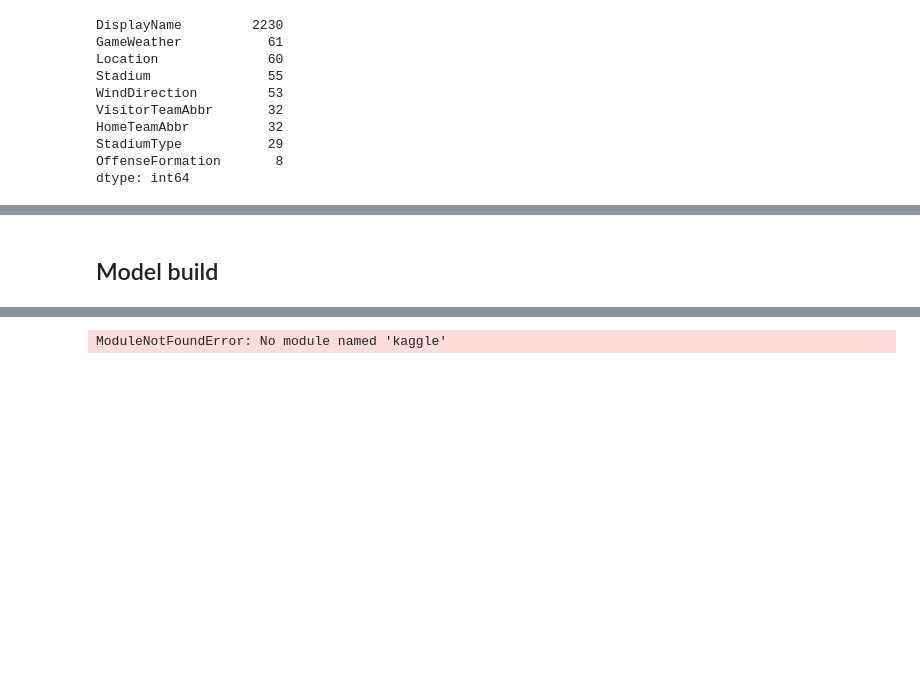
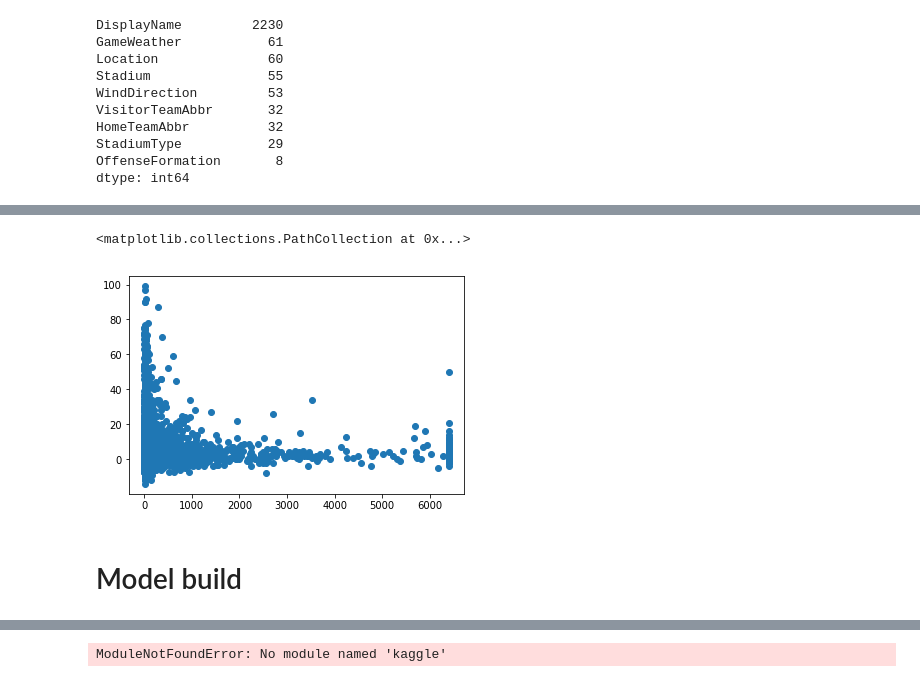
Before and after one commit to samtaylor54321/nfl_data_bowl, a Jupyter notebook: output/nfl_submission.ipynb, the cells around one changed output, grey strips where cells are left out. Saved outputs shown, nothing was run; the diff lists cells and outputs as text; code cells hidden in the pictures; blank space fills up the shorter version.

```diff
--- a/output/nfl_submission.ipynb
+++ b/output/nfl_submission.ipynb
@@ -226,7 +225,7 @@ posession_positions = {
 }
 # %%
 COLS_TO_DROP = [
-    'Position', 'IsRusher', 'Season'
+    'Position', 'IsRusher'
 ]
 CATEGORICAL_VARS = [
     'DisplayName', 'PlayerCollegeName', 'GameWeather', 'Location',
@@ -258,6 +257,9 @@ HomeTeamAbbr          32
 StadiumType           29
 OffenseFormation       8
 dtype: int64
+# %%
+def shoelace(x, y):
+    return 0.5 * np.abs(np.dot(x, np.roll(y,1))-np.dot(y,np.roll(x,1)))
 # %%
 def func_timer(fn):
     @wraps(fn)
@@ -790,0 +855,5 @@ yards = train.pop('Yards')
+# %%
+plt.scatter(train['VoronoiAreaRusher'], train['Yards'])
+# %% [output]
+<matplotlib.collections.PathCollection at 0x...>
+[figure, added]
@@ -791,5 +864,5 @@ yards = train.pop('Yards')
 # %% [markdown]
-## Model build
+# Model build
 # %%
 fill_val = -999
 # %%
```
Also changed, not shown: parts of 12 cells of this notebook, 7 other files.
